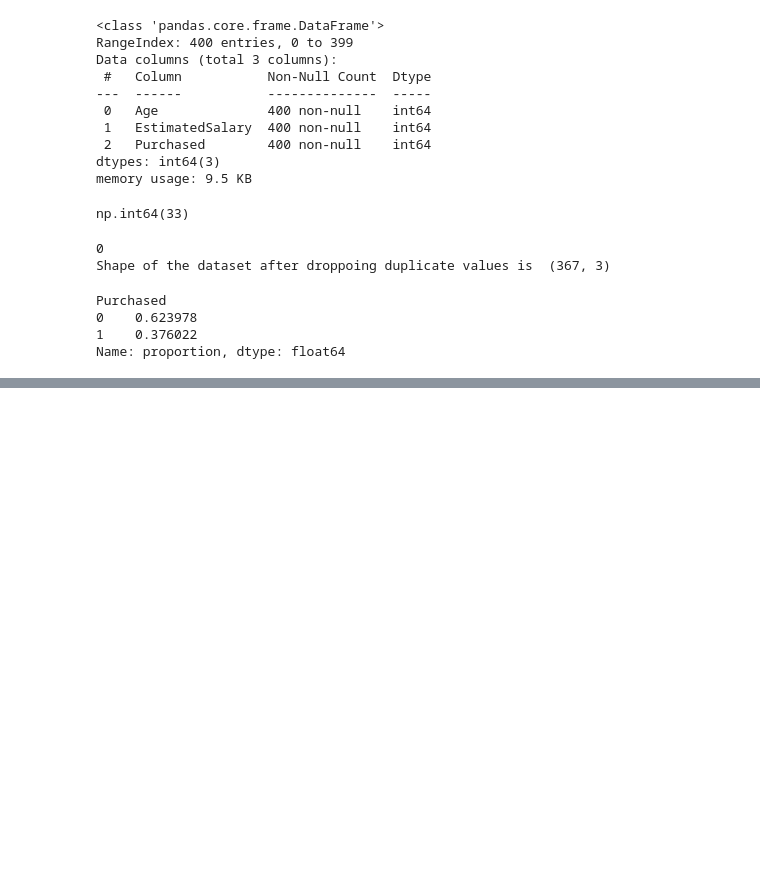
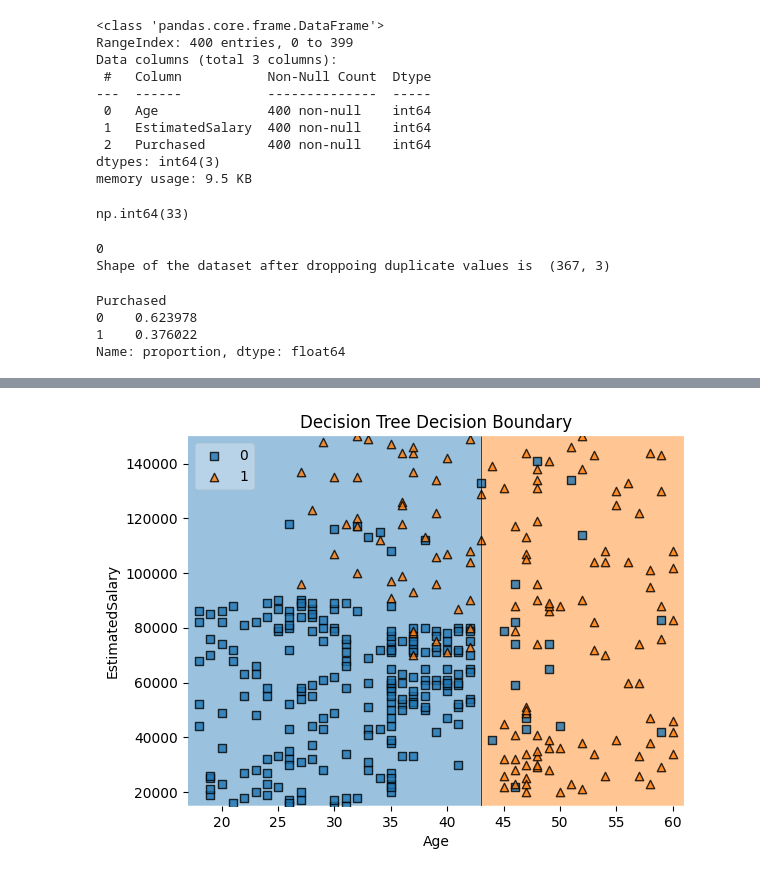
Before and after one commit to mdtahmedulhassan/AdaBoost-From-Scratch-On-Social-Network-Ads-Dataset, a Jupyter notebook: Adaboost_From_Sratch.ipynb, the cells around one changed output, grey strips where cells are left out. Saved outputs shown, nothing was run; the diff lists cells and outputs as text; code cells hidden in the pictures; blank space fills up the shorter version.

```diff
--- a/Adaboost_From_Sratch.ipynb
+++ b/Adaboost_From_Sratch.ipynb
@@ -70,0 +97,8 @@ plt.show()
+# %%
+plot_decision_regions(x,y,clf=dt1,legend=2)
+plt.xlabel('Age')
+plt.ylabel('EstimatedSalary')
+plt.title('Decision Tree Decision Boundary')
+plt.show()
+# %% [output]
+[figure, added]
```
Also changed, not shown: parts of 15 cells of this notebook.
